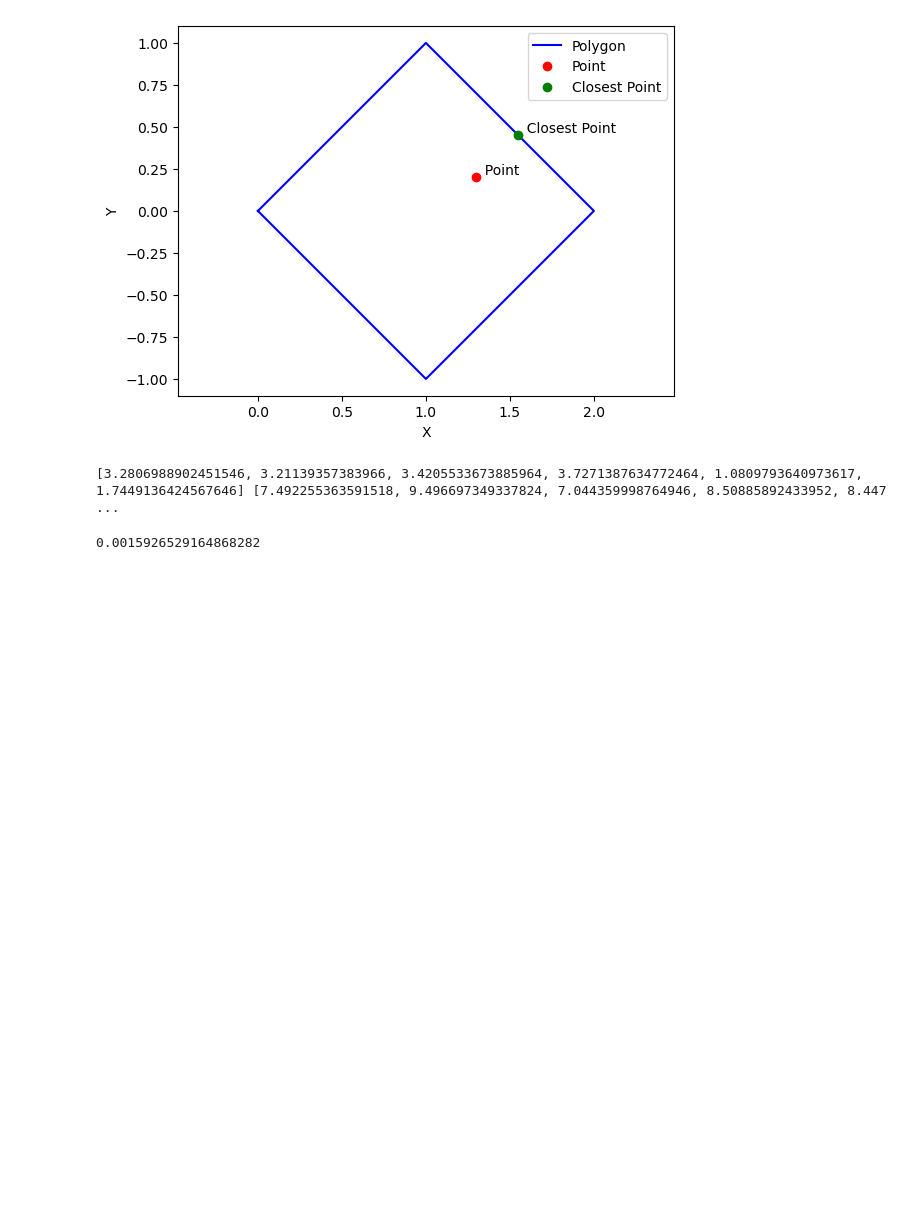
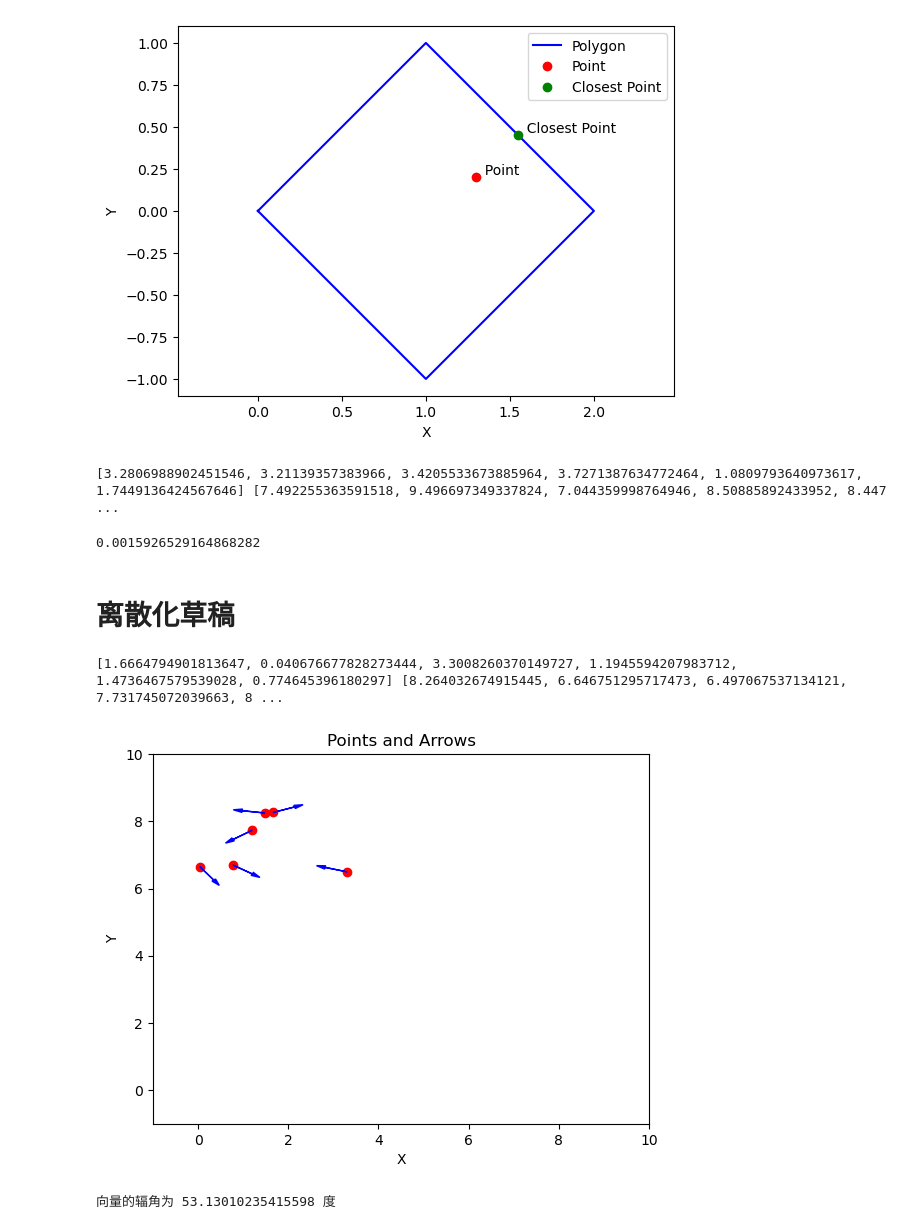
Before and after one commit to Mousikar/MAS_code, a Jupyter notebook: containment/containment00草稿.ipynb, the cells around one changed output. Drawn from its saved outputs; the diff is of its cells as text; code cells hidden in the pictures; blank space fills up the shorter version.

```diff
--- a/containment/containment00草稿.ipynb
+++ b/containment/containment00草稿.ipynb
@@ -773,3 +773,5 @@ np.sin(3.14)
 # %% [output]
 [3.2806988902451546, 3.21139357383966, 3.4205533673885964, 3.7271387634772464, 1.0809793640973617, 1.7449136424567646] [7.492255363591518, 9.496697349337824, 7.044359998764946, 8.50885892433952, 8.447 ...
 0.0015926529164868282
+# %% [markdown]
+# 离散化草稿
@@ -775,0 +786,75 @@ np.sin(3.14)
+# %%
+# 迭代设置
+iter = 1000
+T = 0.02
+
+# 初值
+x=[0+4*random.random(),
+   0+4*random.random(),
+   0+4*random.random(),
+   0+4*random.random(),
+   0+4*random.random(),
+   0+4*random.random()]
+y=[6+4*random.random(),
+   6+4*random.random(),
+   6+4*random.random(),
+   6+4*random.random(),
+   6+4*random.random(),
+   6+4*random.random()]
+theta=[-3.14+6.28*random.random(),
+       -3.14+6.28*random.random(),
+       -3.14+6.28*random.random(),
+       -3.14+6.28*random.random(),
+       -3.14+6.28*random.random(),
+       -3.14+6.28*random.random()]
+hat_theta_d=[0,0,0,0,0,0]
+dot_hat_theta_d=[0,0,0,0,0,0]
+
+# 可视化初值
+print(x,y,theta)
+# 创建一个新的图形
+plt.figure()
+# 绘制点
+plt.scatter(x, y, color='red')
+# 绘制箭头
+for i in range(len(x)):
+    dx = 0.5* np.cos(theta[i])  # 计算箭头的x方向分量
+    dy = 0.5* np.sin(theta[i])  # 计算箭头的y方向分量
+    plt.arrow(x[i], y[i], dx, dy, head_width=0.1, head_length=0.2, fc='blue', ec='blue')
+# 设置横纵坐标范围为0到10
+plt.xlim(-1,10)
+plt.ylim(-1, 10)
+# 设置图形标题和坐标轴标签
+plt.title('Points and Arrows')
+plt.xlabel('X')
+plt.ylabel('Y')
+# 确保横纵坐标比例相等
+# plt.axis('equal')
+# 显示图形
+plt.show()
+
+# 系数
+k1=0.2
+k2=0.2
+k3=0.3
+R=100
+
+# 网络拓扑
+# %% [output]
+[1.6664794901813647, 0.040676677828273444, 3.3008260370149727, 1.1945594207983712, 1.4736467579539028, 0.774645396180297] [8.264032674915445, 6.646751295717473, 6.497067537134121, 7.731745072039663, 8 ...
+[figure, added]
+# %%
+import math
+
+x = 3  # 替换为您的x坐标
+y = 4  # 替换为您的y坐标
+
+# 使用math.atan2计算角度
+angle = math.atan2(y, x)
+
+# 将弧度转换为度
+angle_degrees = math.degrees(angle)
+
+print(f"向量的辐角为 {angle_degrees} 度")
+# %% [output]
+向量的辐角为 53.13010235415598 度
```
Also changed, not shown: parts of 3 cells of this notebook, 1 other file.
